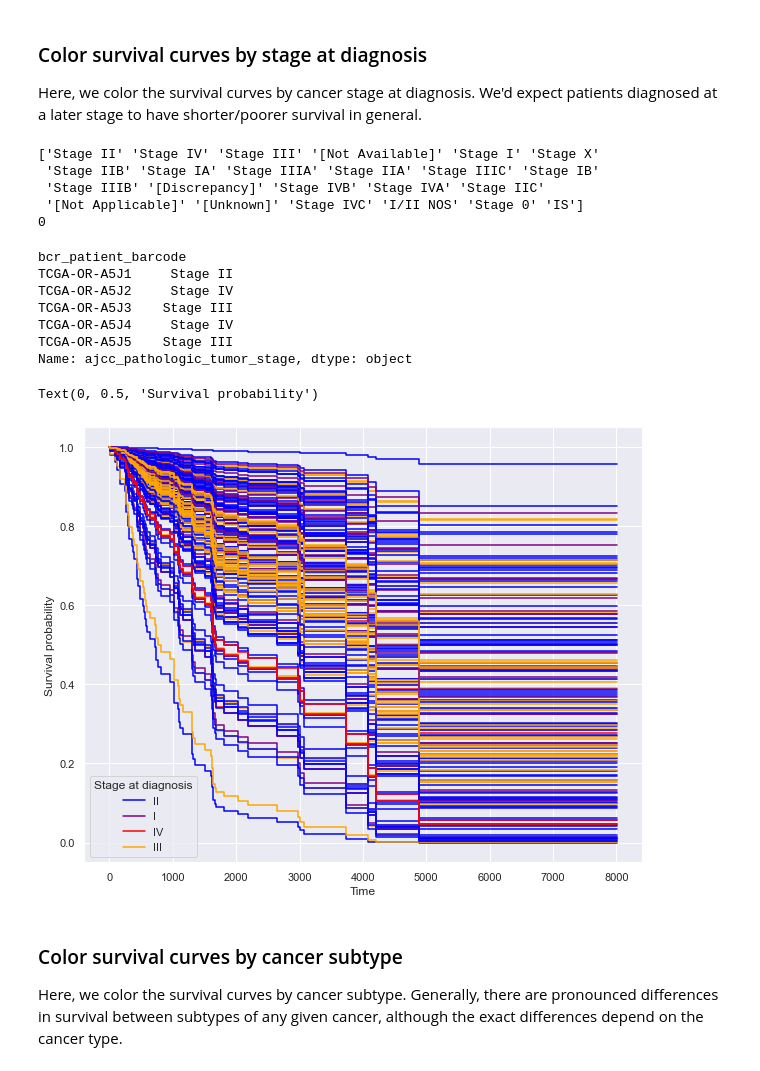
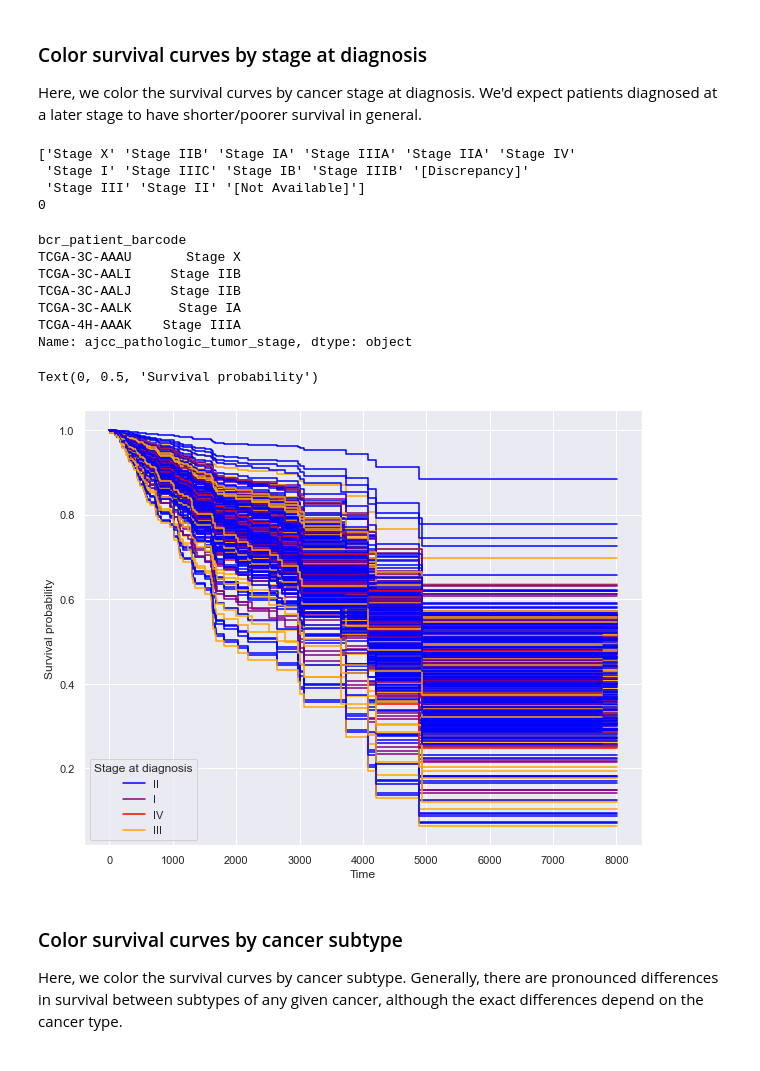
Before and after one commit to greenelab/mpmp, a Jupyter notebook: 06_predict_survival/plot_survival_curves.ipynb, the cells around one changed output. Cells and saved outputs as stored; diff of their text form; code cells hidden in the pictures.

Commit message:
clean up and generalize survival curves script

```diff
--- a/06_predict_survival/plot_survival_curves.ipynb
+++ b/06_predict_survival/plot_survival_curves.ipynb
@@ -61,7 +56,7 @@ clinical_df.head()
 
 Here, we discretize age into quantiles, and color the survival curves by quantile. We'd expect older patients to have shorter/poorer survival in general.
 # %%
-ages = clinical_df.loc[~clinical_df.age.isna(), 'age']
+ages = clinical_df.loc[(clinical_df.type == cancer_type) & (~clinical_df.age.isna()), 'age']
 print(ages.isna().sum())
 ages.head()
 # %% [output]
@@ -106,11 +101,14 @@ sns.set({'figure.figsize': (10, 8)})
 
 # color by age binned into quantiles
 for ix in range(len(fns)):
-    fn = fns[ix]
-    sample_id = '-'.join(samples[ix].split('-')[:3])
-    sample_age_quantile = int(ages.loc[sample_id, 'age_quantile'])
-    plt.step(fn.x, fn.y, label=sample_age_quantile,
-             color='C{:d}'.format(sample_age_quantile))
+    try:
+        fn = fns[ix]
+        sample_id = '-'.join(samples[ix].split('-')[:3])
+        sample_age_quantile = int(ages.loc[sample_id, 'age_quantile'])
+        plt.step(fn.x, fn.y, label=sample_age_quantile,
+                 color='C{:d}'.format(sample_age_quantile))
+    except KeyError:
+        continue
 
 handles, labels = plt.gca().get_legend_handles_labels()
 by_label = dict(zip(labels, handles))
@@ -125,58 +123,61 @@ Text(0, 0.5, 'Survival probability')
 
 Here, we color the survival curves by cancer stage at diagnosis. We'd expect patients diagnosed at a later stage to have shorter/poorer survival in general.
 # %%
-stages = clinical_df.loc[~clinical_df.age.isna(), 'ajcc_pathologic_tumor_stage']
+stages = clinical_df.loc[(clinical_df.type == cancer_type) & (~clinical_df.age.isna()),
+                          'ajcc_pathologic_tumor_stage']
 print(stages.unique())
 print(stages.isna().sum())
 stages.head()
 # %% [output]
-['Stage II' 'Stage IV' 'Stage III' '[Not Available]' 'Stage I' 'Stage X'
- 'Stage IIB' 'Stage IA' 'Stage IIIA' 'Stage IIA' 'Stage IIIC' 'Stage IB'
- 'Stage IIIB' '[Discrepancy]' 'Stage IVB' 'Stage IVA' 'Stage IIC'
- '[Not Applicable]' '[Unknown]' 'Stage IVC' 'I/II NOS' 'Stage 0' 'IS']
+['Stage X' 'Stage IIB' 'Stage IA' 'Stage IIIA' 'Stage IIA' 'Stage IV'
+ 'Stage I' 'Stage IIIC' 'Stage IB' 'Stage IIIB' '[Discrepancy]'
+ 'Stage III' 'Stage II' '[Not Available]']
 0
 bcr_patient_barcode
-TCGA-OR-A5J1     Stage II
-TCGA-OR-A5J2     Stage IV
-TCGA-OR-A5J3    Stage III
-TCGA-OR-A5J4     Stage IV
-TCGA-OR-A5J5    Stage III
+TCGA-3C-AAAU       Stage X
+TCGA-3C-AALI     Stage IIB
+TCGA-3C-AALJ     Stage IIB
+TCGA-3C-AALK      Stage IA
+TCGA-4H-AAAK    Stage IIIA
 Name: ajcc_pathologic_tumor_stage, dtype: object
 # %%
 sns.set({'figure.figsize': (10, 8)})
 
 colors = ['purple', 'blue', 'orange', 'red']
 
 # color by stage at diagnosis
 for ix in range(len(fns)):
-    fn = fns[ix]
-    sample_id = '-'.join(samples[ix].split('-')[:3])
-    sample_stage = stages.loc[sample_id]
-    short_stage = None
-    if sample_stage.startswith('Stage III'):
-        short_stage = 'III'
-        stage_ix = 2
-    elif sample_stage.startswith('Stage IV'):
-        short_stage = 'IV'
-        stage_ix = 3
-    elif sample_stage.startswith('Stage II'):
-        short_stage = 'II'
-        stage_ix = 1
-    elif sample_stage.startswith('Stage I'):
-        short_stage = 'I'
-        stage_ix = 0
-    if short_stage is not None:
-        plt.step(fn.x, fn.y, drawstyle='steps-pre', color=colors[stage_ix],
-                 label=short_stage)
+    try:
+        fn = fns[ix]
+        sample_id = '-'.join(samples[ix].split('-')[:3])
+        sample_stage = stages.loc[sample_id]
+        short_stage = None
+        if sample_stage.startswith('Stage III'):
+            short_stage = 'III'
+            stage_ix = 2
+        elif sample_stage.startswith('Stage IV'):
+            short_stage = 'IV'
+            stage_ix = 3
+        elif sample_stage.startswith('Stage II'):
+            short_stage = 'II'
+            stage_ix = 1
+        elif sample_stage.startswith('Stage I'):
+            short_stage = 'I'
+            stage_ix = 0
+        if short_stage is not None:
+            plt.step(fn.x, fn.y, drawstyle='steps-pre', color=colors[stage_ix],
+                     label=short_stage)
+    except KeyError:
+        continue
 
 handles, labels = plt.gca().get_legend_handles_labels()
 by_label = dict(zip(labels, handles))
 plt.legend(by_label.values(), by_label.keys(), title='Stage at diagnosis')
 plt.xlabel('Time')
 plt.ylabel('Survival probability')
 # %% [output]
 Text(0, 0.5, 'Survival probability')
-[figure, old version]
+[figure, new version]
 # %% [markdown]
 ### Color survival curves by cancer subtype
 
```
Also changed, not shown: parts of 9 cells of this notebook, 2 other files.
